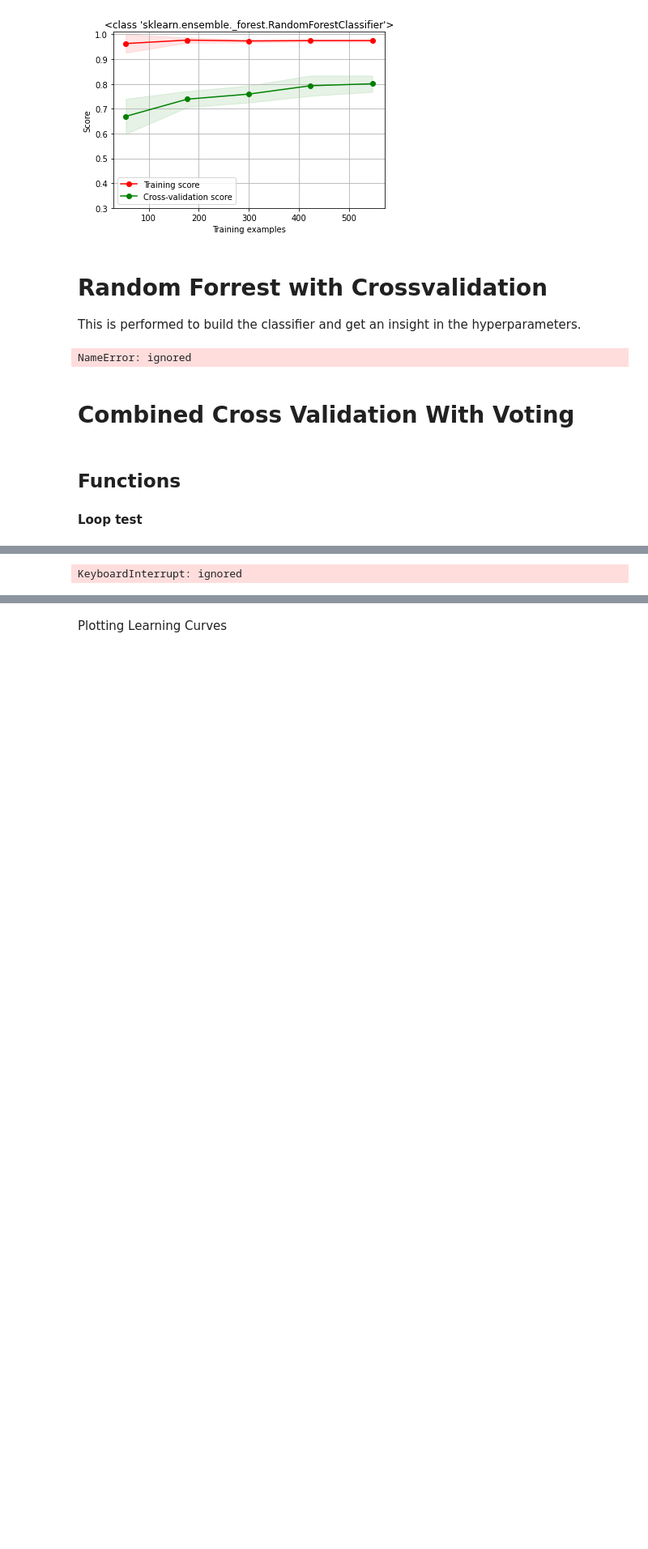
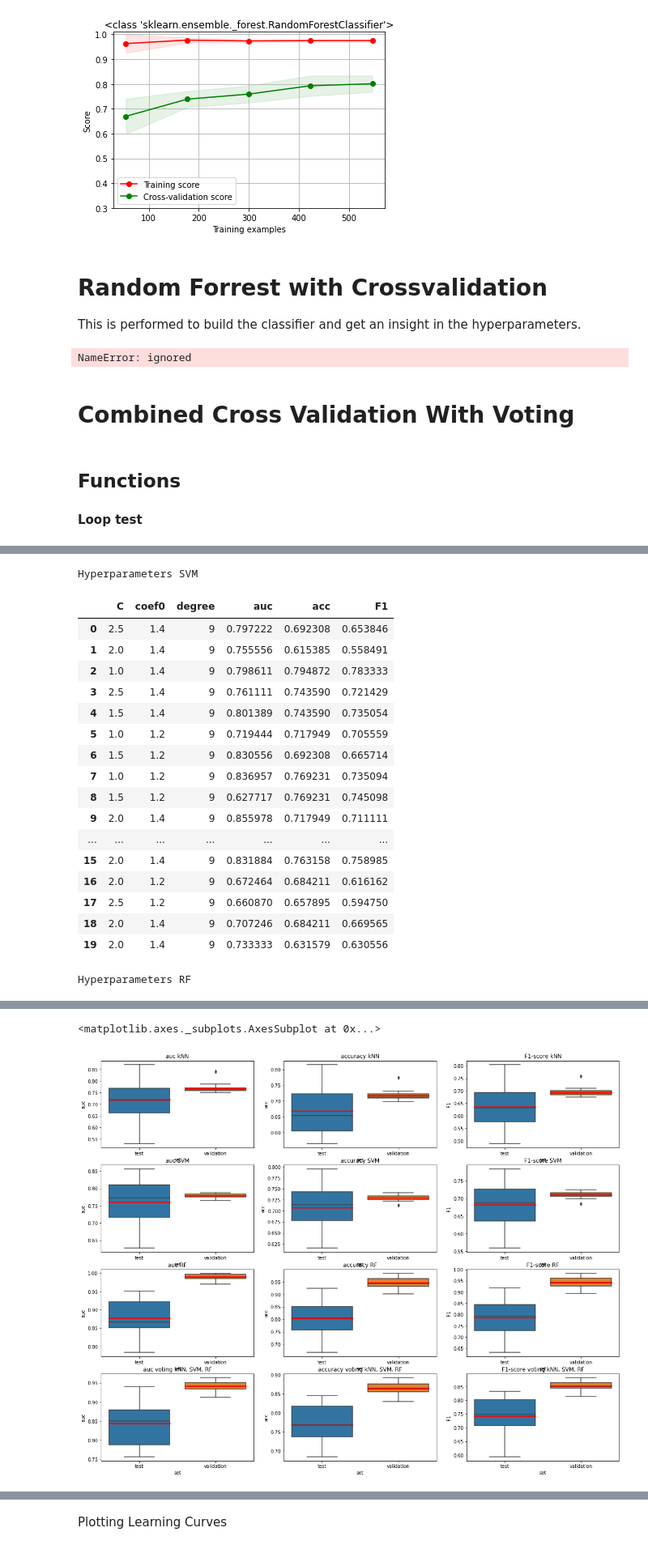
Before and after one commit to annawalstra/TM10007_Group5, a Jupyter notebook: assignment.ipynb, the cells around one changed output, grey strips where cells are left out. Shown at 81% size. Cells and saved outputs as stored; diff of their text form; code cells hidden in the pictures; blank space fills up the shorter version.

```diff
--- a/assignment.ipynb
+++ b/assignment.ipynb
@@ -1295,7 +1295,7 @@ for validation_index, test_index in cv_20fold.split(X, Y):
     print(n)
 
 # Plot all results
-meanpointprops = dict(linestyle='-', linewidth=2.5, color='red')
+meanpointprops = dict(linestyle='-', linewidth=1.5, color='red')
 
 from IPython.display import display
 # Create results dataframe and plot it (KNN)
@@ -1368 +1401,19 @@ seaborn.boxplot(y='F1', x='set', data=results_F1_vote_kNN_SVM_RF, meanprops=mean
-KeyboardInterrupt: ignored
+Hyperparameters SVM
+|  | C | coef0 | degree | auc | acc | F1 |
+| 0 | 2.5 | 1.4 | 9 | 0.797222 | 0.692308 | 0.653846 |
+| 1 | 2.0 | 1.4 | 9 | 0.755556 | 0.615385 | 0.558491 |
+| 2 | 1.0 | 1.4 | 9 | 0.798611 | 0.794872 | 0.783333 |
+| 3 | 2.5 | 1.4 | 9 | 0.761111 | 0.743590 | 0.721429 |
+| 4 | 1.5 | 1.4 | 9 | 0.801389 | 0.743590 | 0.735054 |
+| 5 | 1.0 | 1.2 | 9 | 0.719444 | 0.717949 | 0.705559 |
+| 6 | 1.5 | 1.2 | 9 | 0.830556 | 0.692308 | 0.665714 |
+| 7 | 1.0 | 1.2 | 9 | 0.836957 | 0.769231 | 0.735094 |
+| 8 | 1.5 | 1.2 | 9 | 0.627717 | 0.769231 | 0.745098 |
+| 9 | 2.0 | 1.4 | 9 | 0.855978 | 0.717949 | 0.711111 |
+| ... | ... | ... | ... | ... | ... | ... |
+| 15 | 2.0 | 1.4 | 9 | 0.831884 | 0.763158 | 0.758985 |
+| 16 | 2.0 | 1.2 | 9 | 0.672464 | 0.684211 | 0.616162 |
+| 17 | 2.5 | 1.2 | 9 | 0.660870 | 0.657895 | 0.594750 |
+| 18 | 2.0 | 1.4 | 9 | 0.707246 | 0.684211 | 0.669565 |
+| 19 | 2.0 | 1.4 | 9 | 0.733333 | 0.631579 | 0.630556 |
+Hyperparameters RF
@@ -1368,0 +1437,2 @@ KeyboardInterrupt: ignored
+<matplotlib.axes._subplots.AxesSubplot at 0x...>
+[figure, added]
```
Also changed, not shown: parts of 4 cells of this notebook.
